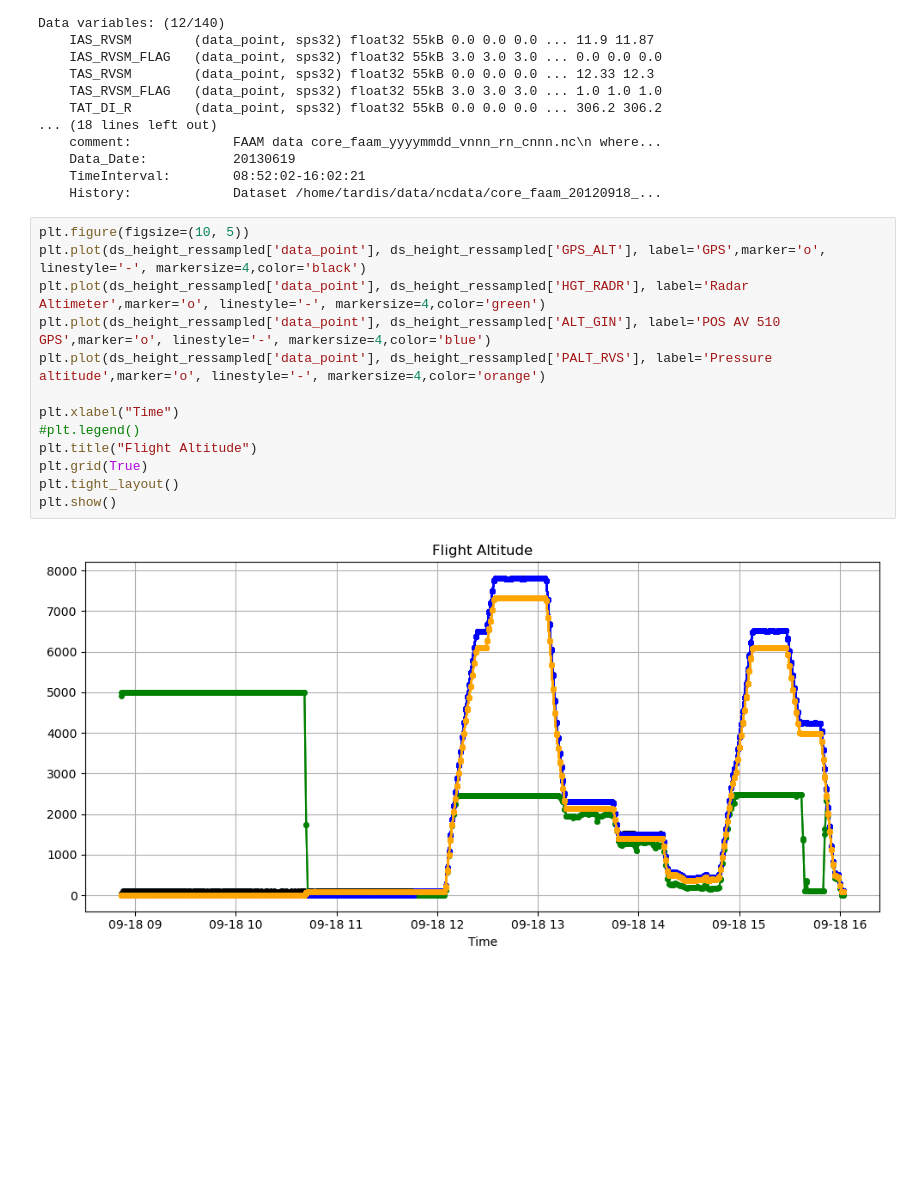
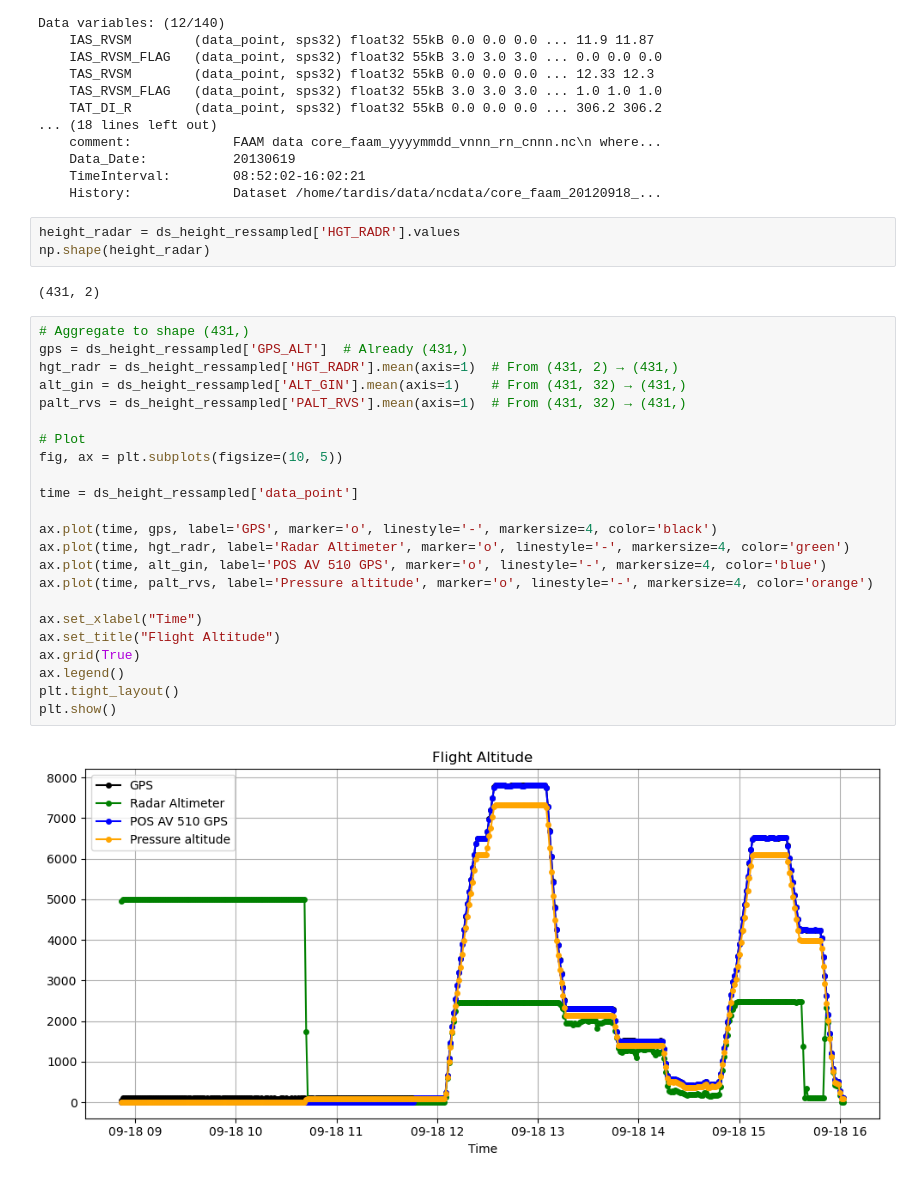
Before and after one commit to thiago-vg/SAMBBA-data-analysis, a Jupyter notebook: Scripts/Height/Height_comparations.ipynb, the cells around one changed output. Saved outputs shown, nothing was run; the diff lists cells and outputs as text; blank space fills up the shorter version.

```diff
--- a/Scripts/Height/Height_comparations.ipynb
+++ b/Scripts/Height/Height_comparations.ipynb
@@ -117,18 +117,33 @@ Data variables: (12/140)
     Data_Date:           20130619
     TimeInterval:        08:52:02-16:02:21
     History:             Dataset /home/tardis/data/ncdata/core_faam_20120918_...
+# %%
+height_radar = ds_height_ressampled['HGT_RADR'].values
+np.shape(height_radar)
+# %% [output]
+(431, 2)
 # %%
-plt.figure(figsize=(10, 5))
-plt.plot(ds_height_ressampled['data_point'], ds_height_ressampled['GPS_ALT'], label='GPS',marker='o', linestyle='-', markersize=4,color='black')
-plt.plot(ds_height_ressampled['data_point'], ds_height_ressampled['HGT_RADR'], label='Radar Altimeter',marker='o', linestyle='-', markersize=4,color='green')
-plt.plot(ds_height_ressampled['data_point'], ds_height_ressampled['ALT_GIN'], label='POS AV 510 GPS',marker='o', linestyle='-', markersize=4,color='blue')
-plt.plot(ds_height_ressampled['data_point'], ds_height_ressampled['PALT_RVS'], label='Pressure altitude',marker='o', linestyle='-', markersize=4,color='orange')
+# Aggregate to shape (431,)
+gps = ds_height_ressampled['GPS_ALT']  # Already (431,)
+hgt_radr = ds_height_ressampled['HGT_RADR'].mean(axis=1)  # From (431, 2) → (431,)
+alt_gin = ds_height_ressampled['ALT_GIN'].mean(axis=1)    # From (431, 32) → (431,)
+palt_rvs = ds_height_ressampled['PALT_RVS'].mean(axis=1)  # From (431, 32) → (431,)
 
-plt.xlabel("Time")
-#plt.legend()
-plt.title("Flight Altitude")
-plt.grid(True)
+# Plot
+fig, ax = plt.subplots(figsize=(10, 5))
+
+time = ds_height_ressampled['data_point']
+
+ax.plot(time, gps, label='GPS', marker='o', linestyle='-', markersize=4, color='black')
+ax.plot(time, hgt_radr, label='Radar Altimeter', marker='o', linestyle='-', markersize=4, color='green')
+ax.plot(time, alt_gin, label='POS AV 510 GPS', marker='o', linestyle='-', markersize=4, color='blue')
+ax.plot(time, palt_rvs, label='Pressure altitude', marker='o', linestyle='-', markersize=4, color='orange')
+
+ax.set_xlabel("Time")
+ax.set_title("Flight Altitude")
+ax.grid(True)
+ax.legend()
 plt.tight_layout()
 plt.show()
 # %% [output]
-[figure, old version]
+[figure, new version]
```
Also changed, not shown: 17 other files.
